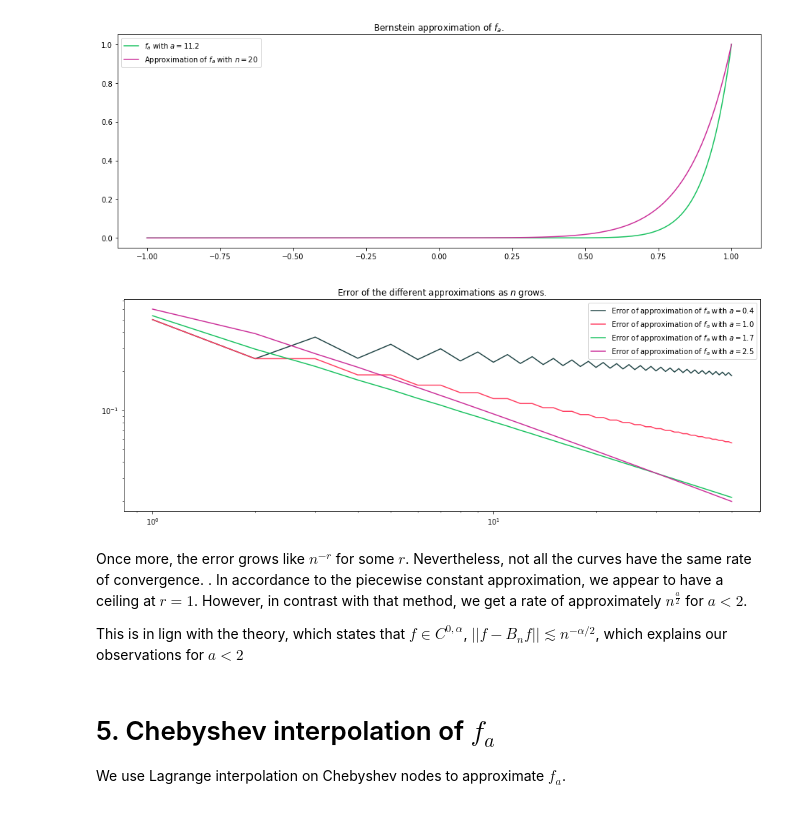
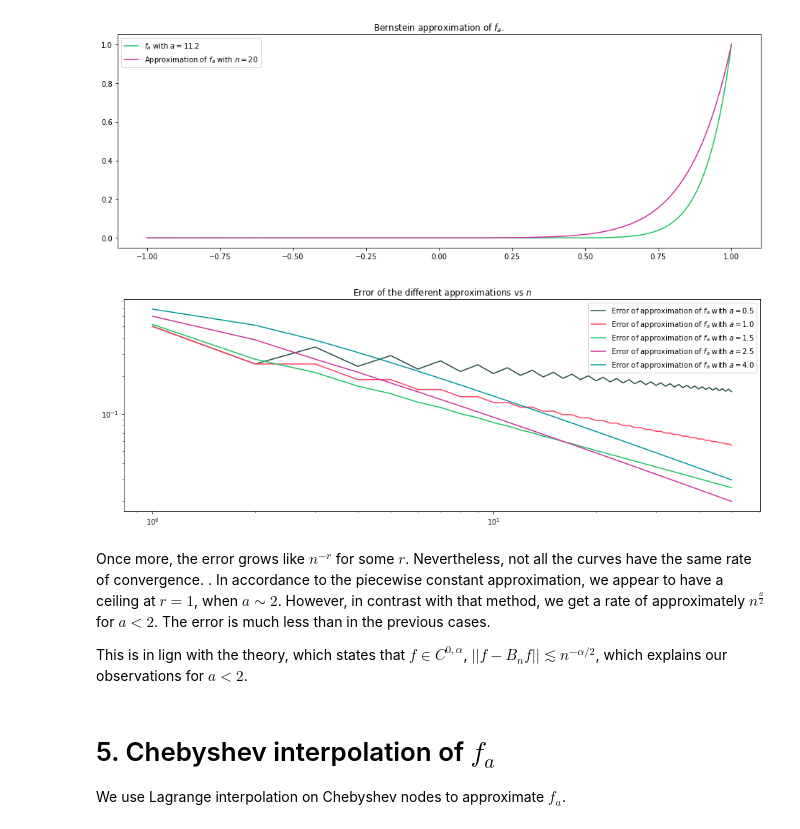
Before and after one commit to MathieuRund/MATH387, a Jupyter notebook: Final/final.ipynb, the cells around one changed output. Drawn from its saved outputs; the diff is of its cells as text; code cells hidden in the pictures.

```diff
--- a/Final/final.ipynb
+++ b/Final/final.ipynb
@@ -182,7 +182,7 @@ def errLin(f,n):
 
 fig = plt.figure(figsize=(16,12))
 n = range(1,151)
-val_A = [1.4,1.7,2,2.5]
+val_A = [1.5,1.7,1.9,2.1, 4]
 for i in range(len(val_A)):
     fa = partial(f, val_A[i])
     errf = partial(errLin, fa)
@@ -255,29 +255,29 @@ for (a,n) in [(3.7, 20), (0.4, 21), (0.4, 20), (11.2, 20)]:
 # %%
 def errBern(f,n):
     appf = partial(approxBern, n, f)
     return unifNorm(f, appf)
 
 fig = plt.figure(figsize=(16,12))
 n = range(1,51)
-val_A = [0.4,1,1.7,2.5]
+val_A = [0.5,1,1.5,2.5, 4]
 for i in range(len(val_A)):
     fa = partial(f, val_A[i])
     errf = partial(errBern, fa)
     errors = list(map(errf, n))
     ax1 = fig.add_subplot(211)
     ax1.set_yscale('log')
     ax1.set_xscale('log')
     ax1.plot(n,errors,colors[i], label = 'Error of approximation of $f_a$ with $a=%.1f$'%(val_A[i]))
 
 ax1.set_title(r'Error of the different approximations vs $n$')
 plt.legend(loc='upper right')
 plt.show()
 # %% [output]
-[figure, old version]
+[figure, new version]
 # %% [markdown]
-Once more, the error grows like $n^{-r}$ for some $r$. Nevertheless, not all the curves have the same rate of convergence. . In accordance to the piecewise constant approximation, we appear to have a ceiling at $r=1$. However, in contrast with that method, we get a rate of approximately $n^\frac{a}{2}$ for $a<2$.
+Once more, the error grows like $n^{-r}$ for some $r$. Nevertheless, not all the curves have the same rate of convergence. . In accordance to the piecewise constant approximation, we appear to have a ceiling at $r=1$, when $a\sim2$. However, in contrast with that method, we get a rate of approximately $n^\frac{a}{2}$ for $a<2$. The error is much less than in the previous cases.
 
-This is in lign with the theory, which states that $f\in C^{0,\alpha}$, $\left| \left| f-B_nf \right| \right| \lesssim n^{-\alpha/2}$, which explains our observations for $a<2$
+This is in lign with the theory, which states that $f\in C^{0,\alpha}$, $\left| \left| f-B_nf \right| \right| \lesssim n^{-\alpha/2}$, which explains our observations for $a<2$.
 # %% [markdown]
 # 5. Chebyshev interpolation of $f_a$
 
```
Also changed, not shown: parts of 4 cells of this notebook.
